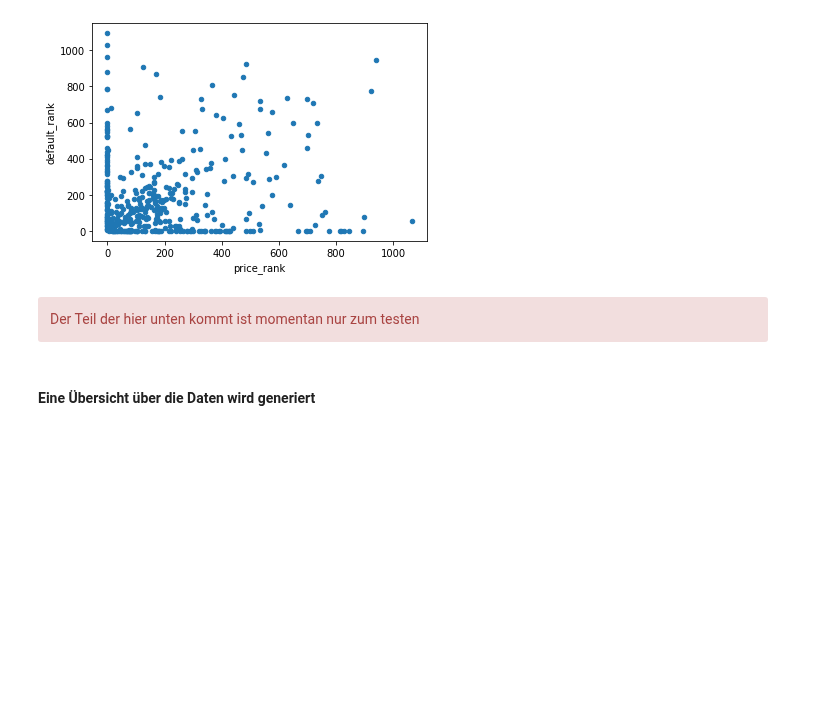
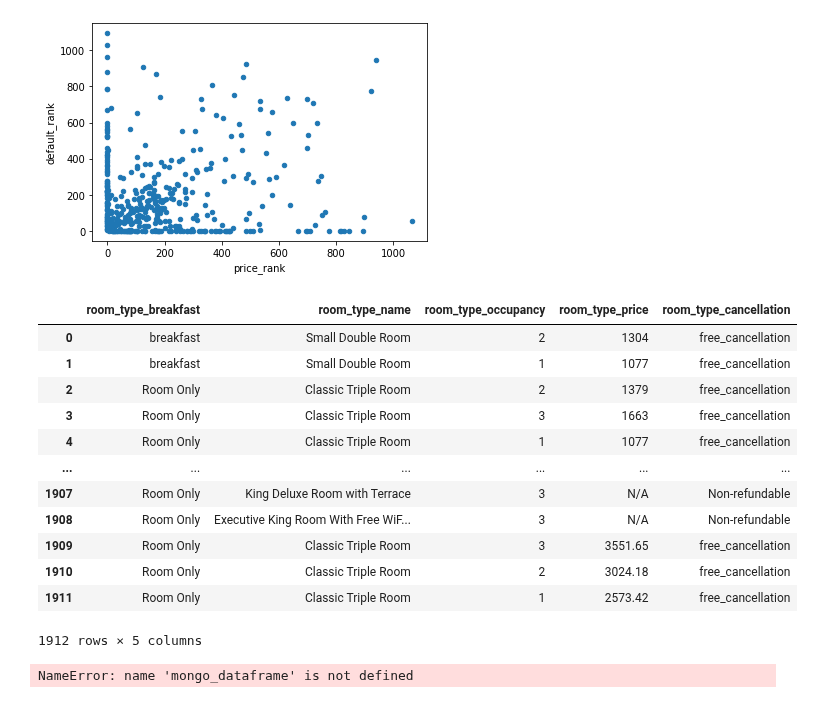
Before and after one commit to orca-nrw/lernmodul-mongodb, a Jupyter notebook: index.ipynb, the cells around one changed output. Cells and saved outputs as stored; diff of their text form; code cells hidden in the pictures; blank space fills up the shorter version.

```diff
--- a/index.ipynb
+++ b/index.ipynb
@@ -219,6 +302 @@ df
 410 rows × 1 columns
-# %%
-mongo_json = mycol.find({})
-
-#for x in mongo_json:
- #   pprint(type(x))
@@ -228,8 +308,8 @@ mongo_data1 = {}
 keys = ['price_rank', 'review_count', 'hotel_id' , "hotel_name", "default_rank", "ota", "room_type"]
 for key in keys:
     mongo_json = mycol.find({})
-    for x in mongo_json:
-        md1.append(x["record"].get(key))
+    for doc in mongo_json:
+        md1.append(doc["record"].get(key))
     mongo_data1.update({key:list(md1)})
     md1 = []
 
@@ -257,16 +339,36 @@ mongo_dataframe.plot(x ='price_rank', y="default_rank", kind = 'scatter')
 # %%
 df = pd.DataFrame.from_records(mycol.find({},{"record.room_type":1}))
 
 md1 = []
 keys= ['room_type_name', 'room_type_price', 'room_type_occupancy' , "room_type_breakfast", "room_type_cancellation"]
 mongo_json = mycol.find({})
 for x in mongo_json:
     md1.append(x["record"].get("room_type"))
 
-for i in md1[1]:
-    for key in keys:
-        pprint(i.get(key))
+md2 = []
+mongo_data1 = {}
+keys = ['room_type_breakfast', 'room_type_name' , "room_type_occupancy", "room_type_price", "room_type_cancellation"]
+for key in keys:
+    for item in md1:
+        for dic in item:
+            md2.append(dic.get(key))
+    mongo_data1.update({key:md2})
+    md2 = []
+
+mongo_data1
+mongo_dataframe = pd.DataFrame(mongo_data1)
+mongo_dataframe
+# %% [output]
+|  | room_type_breakfast | room_type_name | room_type_occupancy | room_type_price | room_type_cancellation |
+| 0 | breakfast | Small Double Room | 2 | 1304 | free_cancellation |
+| 1 | breakfast | Small Double Room | 1 | 1077 | free_cancellation |
+| 2 | Room Only | Classic Triple Room | 2 | 1379 | free_cancellation |
+| 3 | Room Only | Classic Triple Room | 3 | 1663 | free_cancellation |
+| 4 | Room Only | Classic Triple Room | 1 | 1077 | free_cancellation |
+| ... | ... | ... | ... | ... | ... |
+| 1907 | Room Only | King Deluxe Room with Terrace | 3 | N/A | Non-refundable |
+| 1908 | Room Only | Executive King Room With Free WiF... | 3 | N/A | Non-refundable |
+| 1909 | Room Only | Classic Triple Room | 3 | 3551.65 | free_cancellation |
+| 1910 | Room Only | Classic Triple Room | 2 | 3024.18 | free_cancellation |
+| 1911 | Room Only | Classic Triple Room | 1 | 2573.42 | free_cancellation |
+1912 rows × 5 columns
-# %% [markdown]
-<div class="alert alert-block alert-danger">
-Der Teil der hier unten kommt ist momentan nur zum testen
-</div>
@@ -275,2 +374,0 @@ print(mongo_dataframe.dtypes)
-# %% [markdown]
-#### Eine Übersicht über die Daten wird generiert
@@ -284,0 +375,4 @@ plt.show()
+# %%
+mongo_dataframe.plot(by="room_type_price", kind = 'hist')
+# %% [output]
+NameError: name 'mongo_dataframe' is not defined
```
Also changed, not shown: parts of 65 cells of this notebook, 1 other file.
